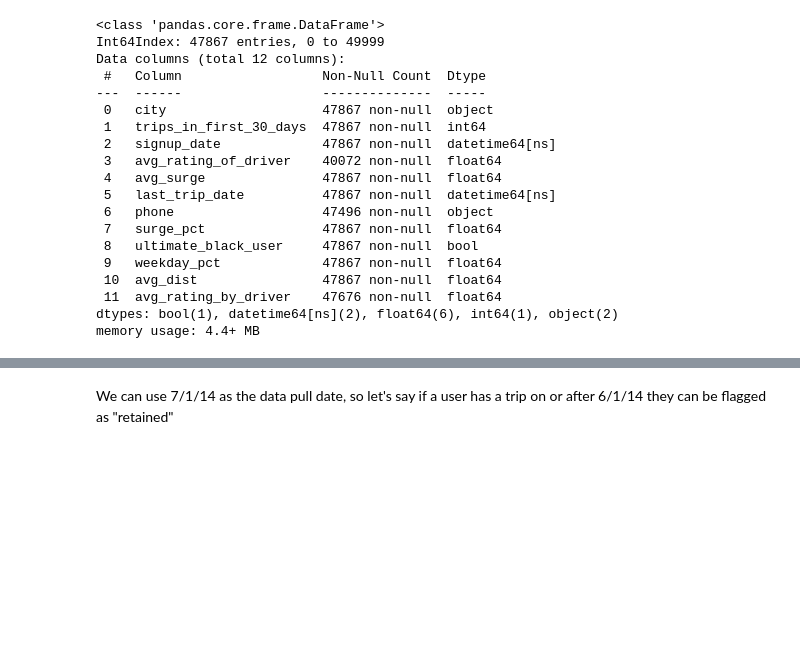
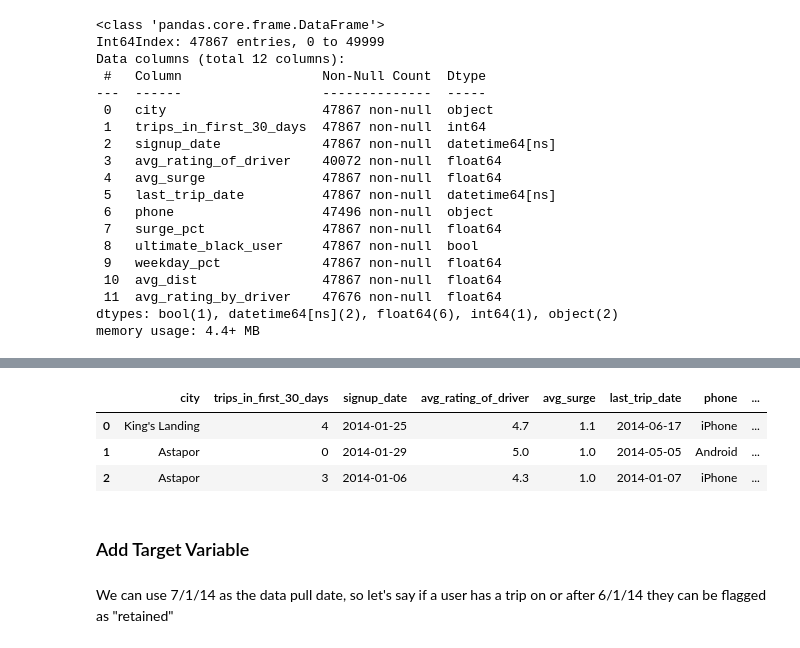
Before and after one commit to BrettlyCD/da_challenge, a Jupyter notebook: notebooks/3_predictive_modeling.ipynb, the cells around one changed output, grey strips where cells are left out. Drawn from its saved outputs; the diff is of its cells as text; code cells hidden in the pictures; blank space fills up the shorter version.

```diff
--- a/notebooks/3_predictive_modeling.ipynb
+++ b/notebooks/3_predictive_modeling.ipynb
@@ -336,0 +386,4 @@ Timestamp('2014-07-01 00:00:00')
+# %%
+#convert to 1 & 0
+rider_df.loc[rider_df.ultimate_black_user == True, 'ultimate_black_user'] = 1
+rider_df.loc[rider_df.ultimate_black_user == False, 'ultimate_black_user'] = 0
@@ -336,0 +401,5 @@ Timestamp('2014-07-01 00:00:00')
+# %%
+#save report date variable
+report_date = datetime.strptime('7/1/14', '%m/%d/%y')
+
+report_date
@@ -336,0 +408,4 @@ Timestamp('2014-07-01 00:00:00')
+# %%
+rider_df['account_age_days'] = (report_date - rider_df['signup_date']).dt.days
+
+rider_df.head()
@@ -337,3 +423,17 @@ Timestamp('2014-07-01 00:00:00')
+# %%
+#create using dt and save as type 'object' since it isn't a continuous variable
+
+rider_df['signup_weekday'] = rider_df['signup_date'].dt.dayofweek.astype(object)
+rider_df['last_trip_weekday'] = rider_df['last_trip_date'].dt.dayofweek.astype(object)
+
+rider_df.head(3)
+# %% [output]
+|  | city | trips_in_first_30_days | signup_date | avg_rating_of_driver | avg_surge | last_trip_date | phone | ... |
+| 0 | King's Landing | 4 | 2014-01-25 | 4.7 | 1.1 | 2014-06-17 | iPhone | ... |
+| 1 | Astapor | 0 | 2014-01-29 | 5.0 | 1.0 | 2014-05-05 | Android | ... |
+| 2 | Astapor | 3 | 2014-01-06 | 4.3 | 1.0 | 2014-01-07 | iPhone | ... |
+# %% [markdown]
+### Add Target Variable
 # %% [markdown]
 We can use 7/1/14 as the data pull date, so let's say if a user has a trip on or after 6/1/14 they can be flagged as "retained"
 # %%
```
Also changed, not shown: parts of 40 cells of this notebook.
